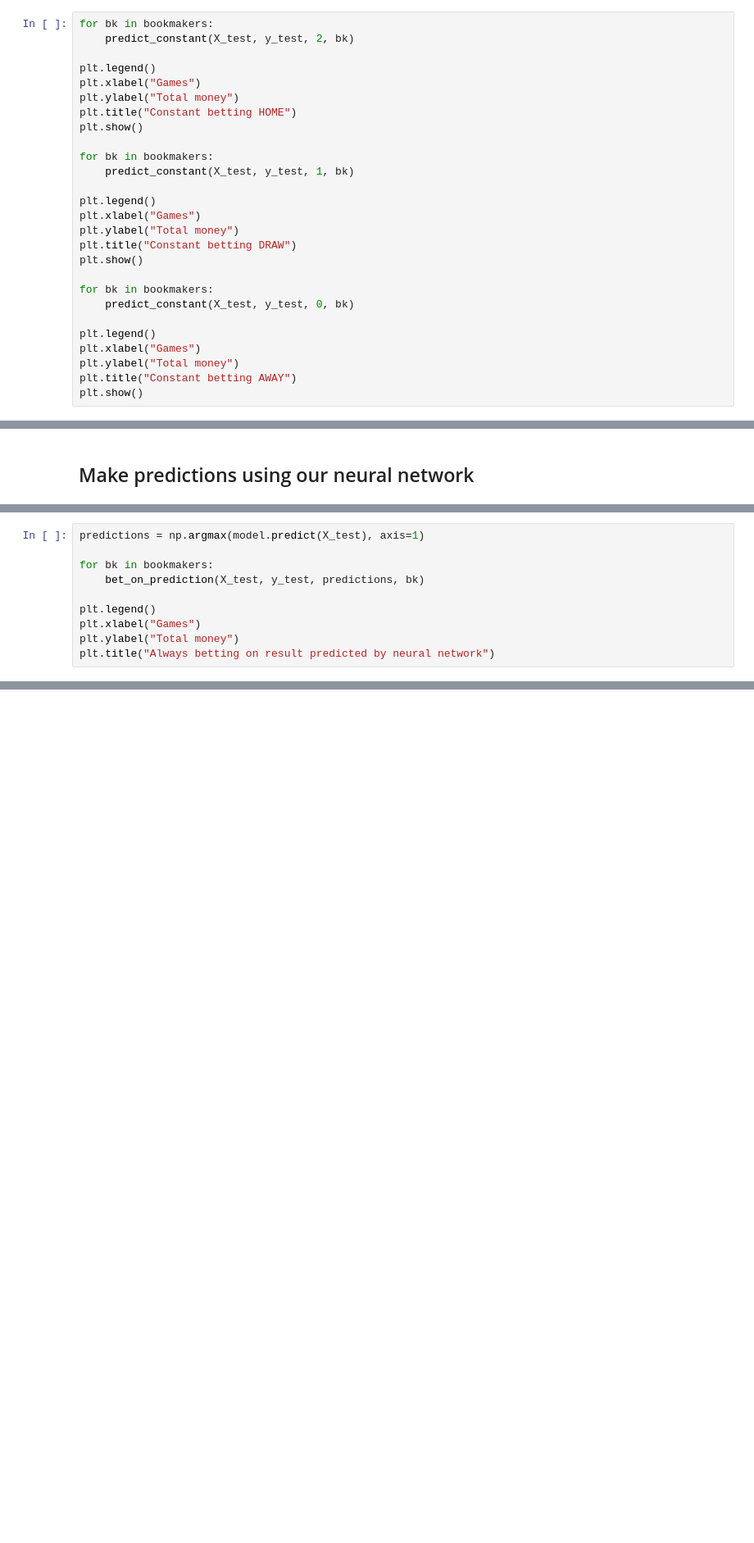
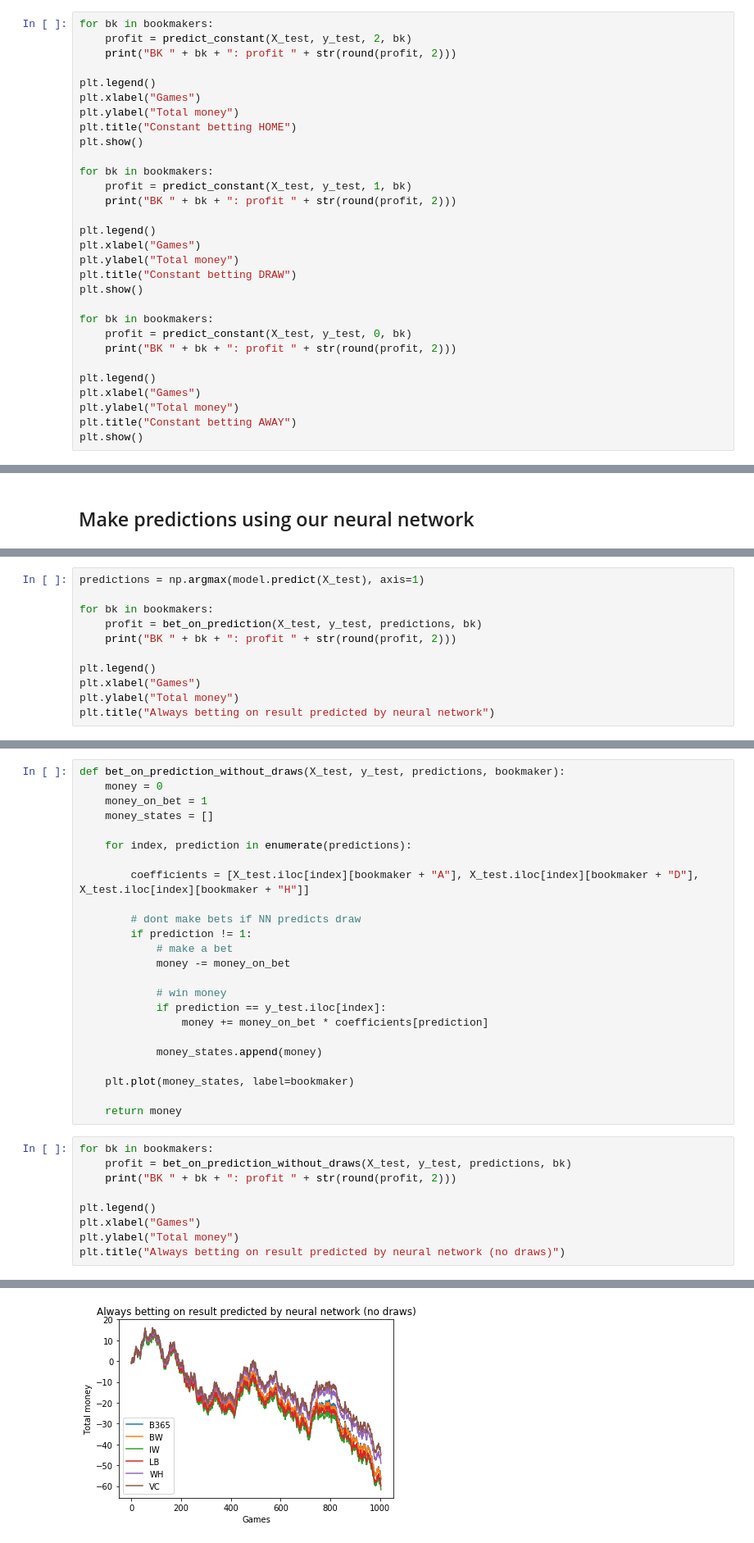
Before and after one commit to markkod/kaggle-football-prediction, a Jupyter notebook: betting.ipynb, the cells around one changed output, grey strips where cells are left out. Shown at 82% size. Drawn from its saved outputs; the diff is of its cells as text; blank space fills up the shorter version.

Commit message:
add more info to betting notebook

```diff
--- a/betting.ipynb
+++ b/betting.ipynb
@@ -48,7 +48,8 @@ def predict_constant(X_test, y_test, constant_pred, bookmaker):
     return money
 # %%
 for bk in bookmakers:
-    predict_constant(X_test, y_test, 2, bk)
+    profit = predict_constant(X_test, y_test, 2, bk)
+    print("BK " + bk + ": profit " + str(round(profit, 2)))
 
 plt.legend()
 plt.xlabel("Games")
@@ -57,7 +58,8 @@ plt.title("Constant betting HOME")
 plt.show()
 
 for bk in bookmakers:
-    predict_constant(X_test, y_test, 1, bk)
+    profit = predict_constant(X_test, y_test, 1, bk)
+    print("BK " + bk + ": profit " + str(round(profit, 2)))
 
 plt.legend()
 plt.xlabel("Games")
@@ -66,7 +68,8 @@ plt.title("Constant betting DRAW")
 plt.show()
 
 for bk in bookmakers:
-    predict_constant(X_test, y_test, 0, bk)
+    profit = predict_constant(X_test, y_test, 0, bk)
+    print("BK " + bk + ": profit " + str(round(profit, 2)))
 
 plt.legend()
 plt.xlabel("Games")
@@ -105,7 +126,8 @@ def bet_on_prediction(X_test, y_test, predictions, bookmaker):
 predictions = np.argmax(model.predict(X_test), axis=1)
 
 for bk in bookmakers:
-    bet_on_prediction(X_test, y_test, predictions, bk)
+    profit = bet_on_prediction(X_test, y_test, predictions, bk)
+    print("BK " + bk + ": profit " + str(round(profit, 2)))
 
 plt.legend()
 plt.xlabel("Games")
@@ -116 +144,35 @@ Text(0.5, 1.0, 'Always betting on result predicted by neural network')
 [figure]
+# %%
+def bet_on_prediction_without_draws(X_test, y_test, predictions, bookmaker):
+    money = 0
+    money_on_bet = 1
+    money_states = []
+
+    for index, prediction in enumerate(predictions):
+
+        coefficients = [X_test.iloc[index][bookmaker + "A"], X_test.iloc[index][bookmaker + "D"], X_test.iloc[index][bookmaker + "H"]]
+
+        # dont make bets if NN predicts draw
+        if prediction != 1:
+            # make a bet
+            money -= money_on_bet
+
+            # win money
+            if prediction == y_test.iloc[index]:
+                money += money_on_bet * coefficients[prediction]
+
+            money_states.append(money)
+
+    plt.plot(money_states, label=bookmaker)
+
+    return money
+# %%
+for bk in bookmakers:
+    profit = bet_on_prediction_without_draws(X_test, y_test, predictions, bk)
+    print("BK " + bk + ": profit " + str(round(profit, 2)))
+
+plt.legend()
+plt.xlabel("Games")
+plt.ylabel("Total money")
+plt.title("Always betting on result predicted by neural network (no draws)")
+# %% [output]
@@ -116,0 +186 @@ Text(0.5, 1.0, 'Always betting on result predicted by neural network')
+[figure, added]
```
Also changed, not shown: parts of 3 cells of this notebook.
